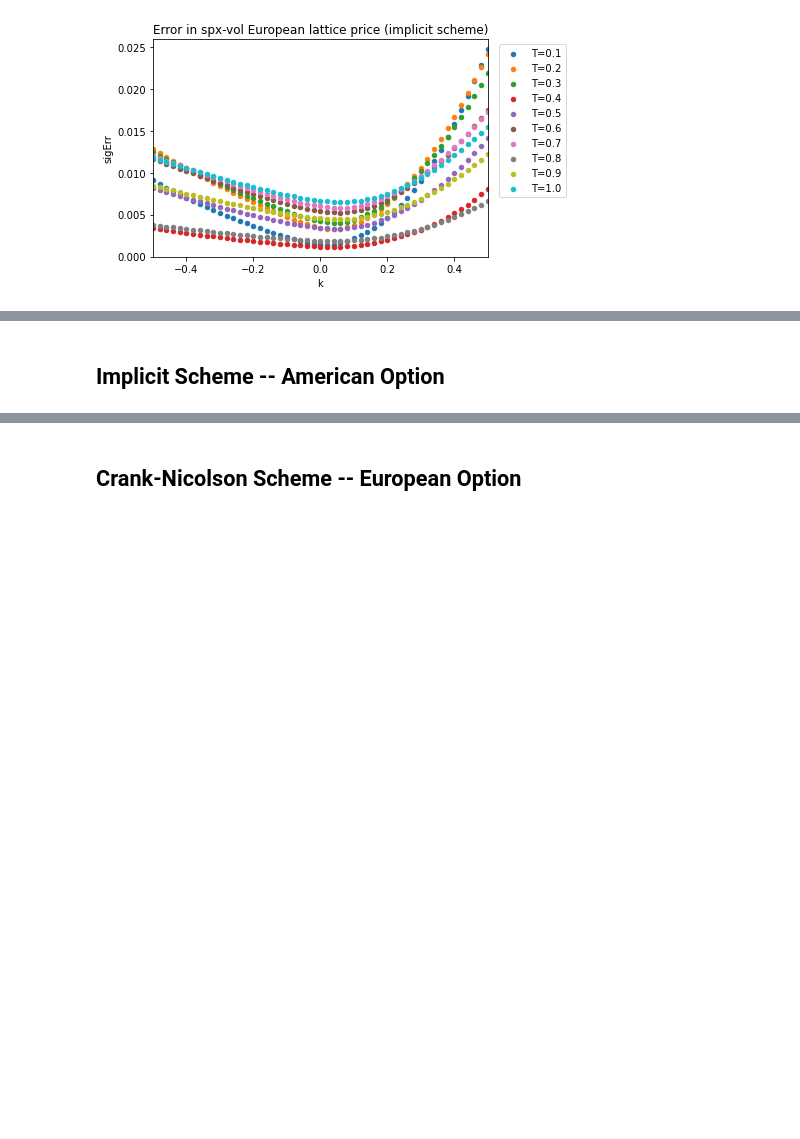
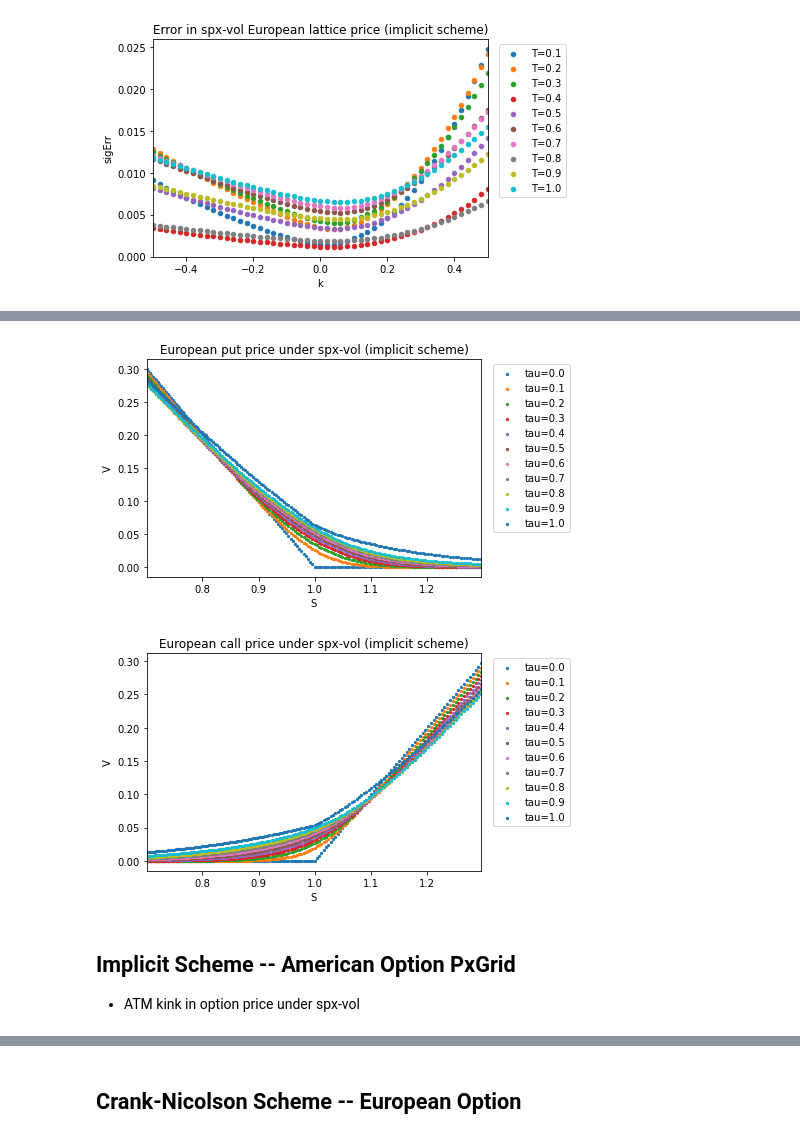
Before and after one commit to frankieycy/option-pricing, a Jupyter notebook: research/american-option/main.ipynb, the cells around one changed output, grey strips where cells are left out. Drawn from its saved outputs; the diff is of its cells as text; code cells hidden in the pictures; blank space fills up the shorter version.

```diff
--- a/research/american-option/main.ipynb
+++ b/research/american-option/main.ipynb
@@ -41,2 +82,16 @@ PlotFeatureByTexp(df_spxvol,'sigErr','Error in spx-vol European lattice price (i
+# %%
+df_atmput_px = pd.read_csv('out/atm_eu_put_pxgrid_spxvol.csv',index_col=0)
+df_atmcall_px = pd.read_csv('out/atm_eu_call_pxgrid_spxvol.csv',index_col=0)
+# %%
+df_atmput_px.columns = df_atmput_px.columns.astype(float)
+df_atmcall_px.columns = df_atmcall_px.columns.astype(float)
+# %%
+PlotPxGridOverTime(df_atmput_px,100,0.7,1.3,'European put price under spx-vol (implicit scheme)')
+PlotPxGridOverTime(df_atmcall_px,100,0.7,1.3,'European call price under spx-vol (implicit scheme)')
+# %% [output]
+[figure, added]
+[figure, added]
 # %% [markdown]
-## Implicit Scheme -- American Option
+## Implicit Scheme -- American Option PxGrid
+
+- ATM kink in option price under spx-vol
```
Also changed, not shown: parts of 21 cells of this notebook, 22 other files.
